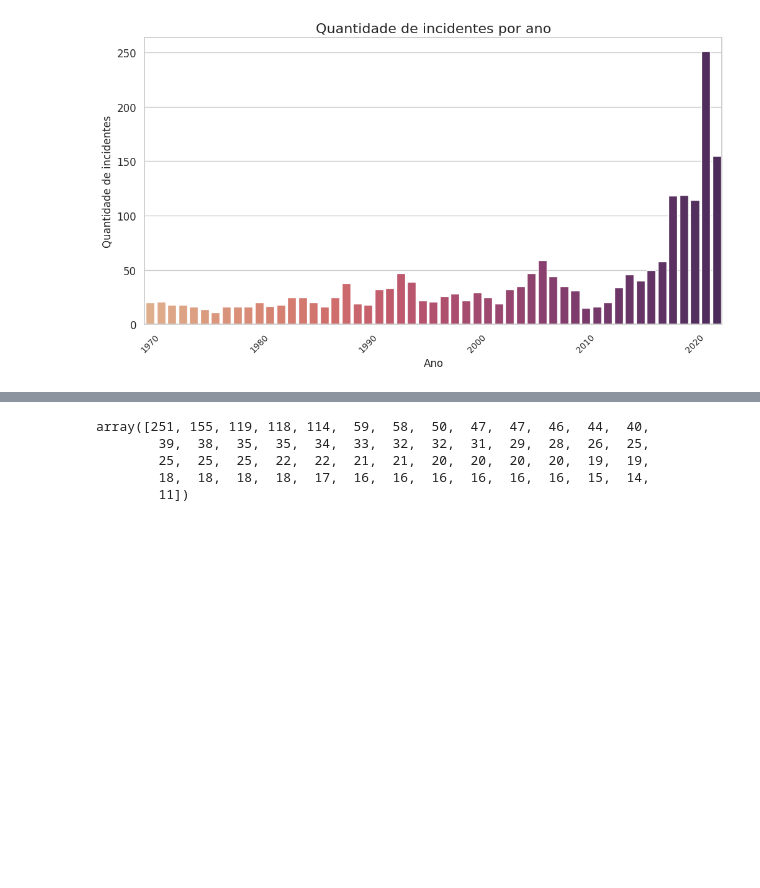
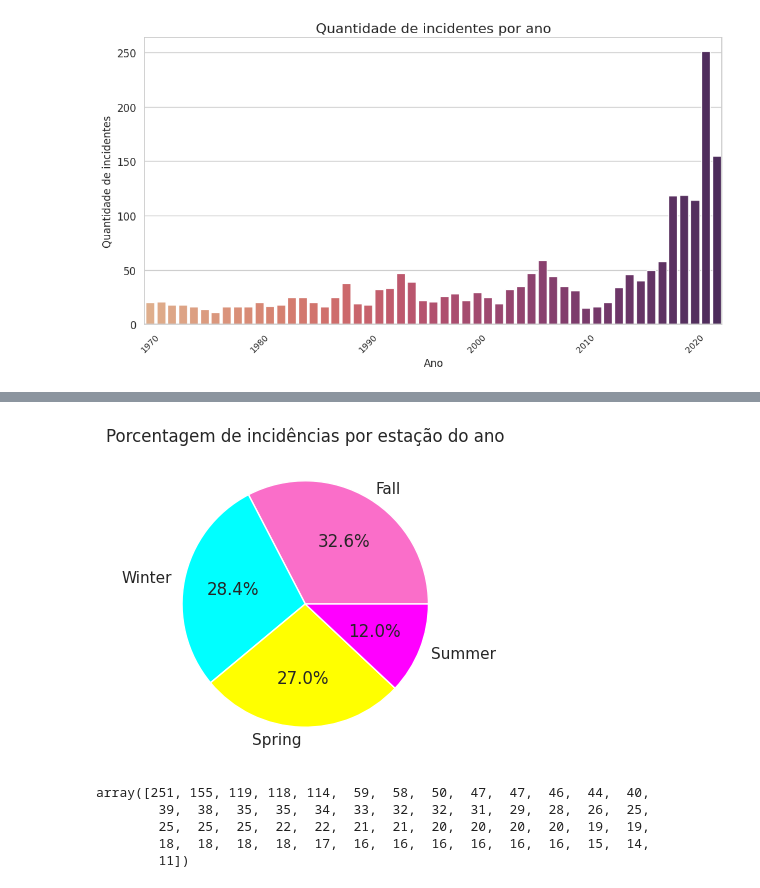
Before and after one commit to mariliabrito/gunviolence, a Jupyter notebook: Violência_Escolar.ipynb, the cells around one changed output, grey strips where cells are left out. Cells and saved outputs as stored; diff of their text form; code cells hidden in the pictures; blank space fills up the shorter version.

```diff
--- a/Violência_Escolar.ipynb
+++ b/Violência_Escolar.ipynb
@@ -509,3 +520,16 @@ sns.countplot(x=df_incid["Year"], hue=df_incid['Quarter'])
+# %%
+# Porcentagem de incidências por estação do ano
+fig, ax = plt.subplots(figsize=(4, 4))
+plt.title('Porcentagem de incidências por estação do ano')
+
+contagem = df_incid["Quarter"].value_counts() # 4 valores
+porcentagem = contagem / contagem.sum() * 100 # calculando a porcentagem de cada estação
+cores = ['#fa6ec9', 'cyan', 'yellow', 'magenta'] # cores que acho bonitas - #fa6ec9: rosinha não tão claro nem tão escuro
+ax.pie(porcentagem, labels=porcentagem.index, autopct='%1.1f%%', colors=cores)
+
+plt.show()
+# %% [output]
+[figure, added]
 # %%
 df_incid["Year"].value_counts().values
 # %% [output]
```
Also changed, not shown: parts of 4 cells of this notebook.
